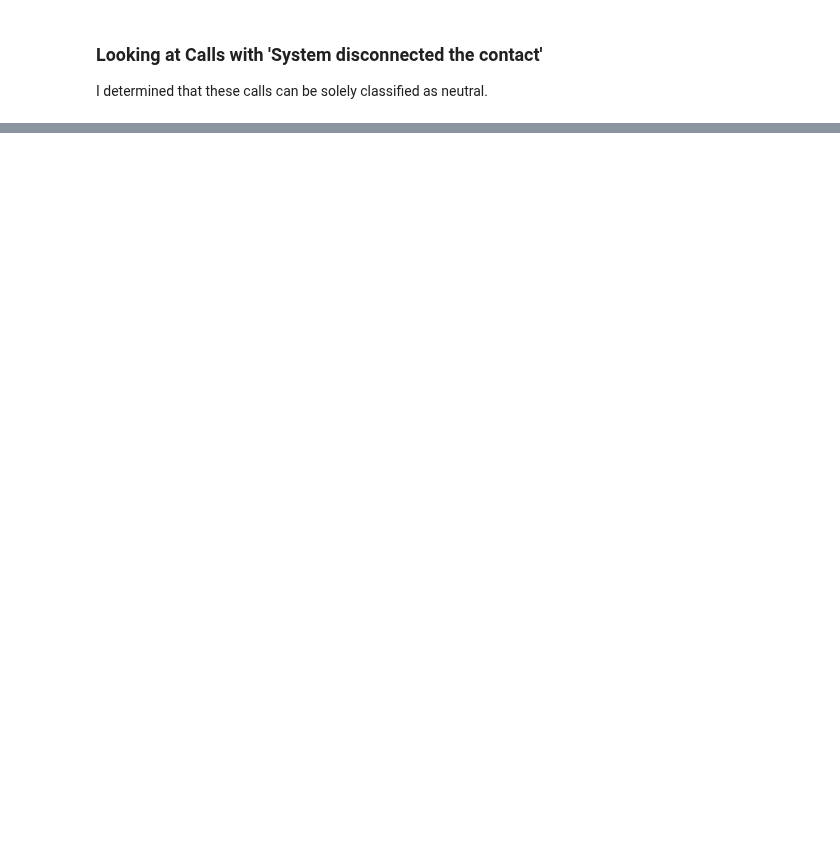
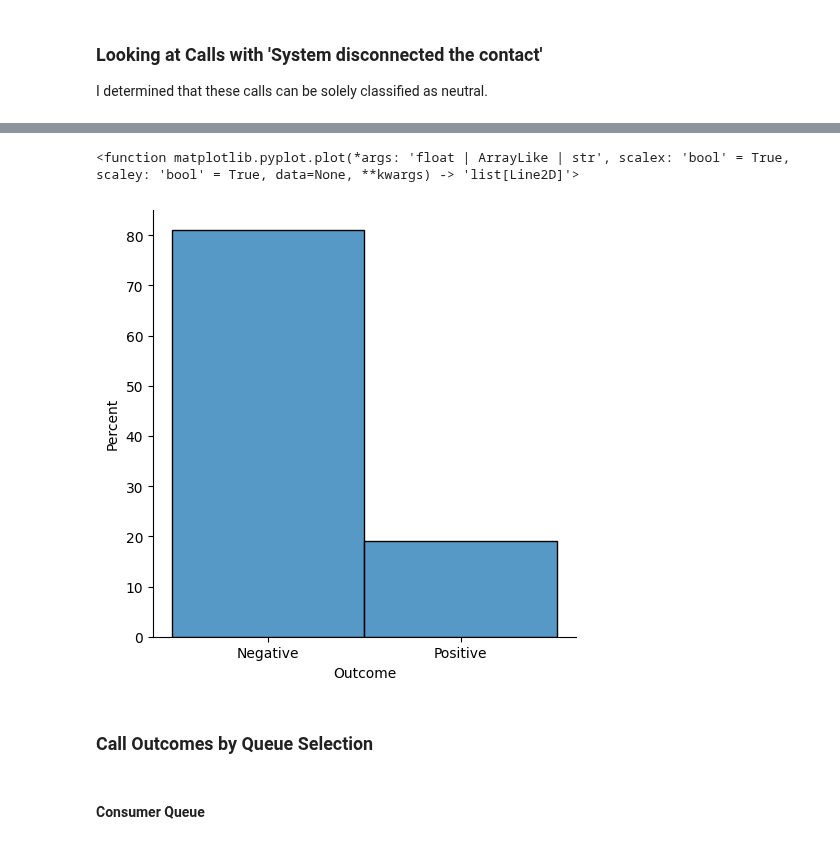
Before and after one commit to arvindkrishna87/STAT390_LegalAid_Fall2025, a Jupyter notebook: Code/Call outcome analysis/Outcome_Classification_22Oct_Derwent.ipynb, the cells around one changed output, grey strips where cells are left out. Saved outputs shown, nothing was run; the diff lists cells and outputs as text; code cells hidden in the pictures; blank space fills up the shorter version.

```diff
--- a/Code/Call outcome analysis/Outcome_Classification_22Oct_Derwent.ipynb
+++ b/Code/Call outcome analysis/Outcome_Classification_22Oct_Derwent.ipynb
@@ -386,0 +311,7 @@ filtered_journeys[filtered_journeys['Contact Session ID']== "fdc56f2f-75b9-4642-
+# %%
+
+df_house['is_positive'] = (
+    (df_house['Step Category'] == 'Agent Name') |
+    (df_house['Activity'] == 'Agent Left') |
+    (df_house['Activity'] == 'AGENT_ENDS')
+)
@@ -386,0 +331,11 @@ filtered_journeys[filtered_journeys['Contact Session ID']== "fdc56f2f-75b9-4642-
+# %%
+df_house['is_negative'] = (
+(df_house['Activity'] == 'AGENT_UNAVAILABLE') |
+    (df_house['Activity'] == 'AGENT_BUSY') |
+    (df_house['Activity'] == 'MAX_CALLBACK_RETRY_LIMIT_REACHED') |
+    (df_house['Activity'] == 'NO_ANSWER_FROM_AGENT') |
+    (df_house['Activity'] == 'OUTDIAL_FAILED') |
+    (df_house['Activity'] == 'MEDIA_MANAGER_INTERNAL_ERROR') |
+    (df_house['Activity'] == 'CHANNEL_FAILURE')
+
+)
@@ -386,0 +364,23 @@ filtered_journeys[filtered_journeys['Contact Session ID']== "fdc56f2f-75b9-4642-
+# %%
+# Keep Outcome as a DataFrame
+session_outcome = session_flags[['Outcome']].copy()
+
+# Merge back to original DataFrame
+df_house = df_house.merge(
+    session_outcome,
+    how='left',
+    left_on='Contact Session ID',
+    right_index=True
+)
+
+# Optional: drop temporary flags
+df_house.drop(columns=['is_positive', 'is_neutral', 'is_negative'], inplace = True)
+# %%
+counts = df_house.groupby("Contact Session ID")['Outcome'].nth(1)
+counts = pd.DataFrame(counts)
+# neg = counts[0]/sum(counts)
+# pos = counts[1]/sum(counts)
+# print(counts)
+# print("Negative:", neg)
+# print("Positive:", pos)
+counts
@@ -386,0 +402,8 @@ filtered_journeys[filtered_journeys['Contact Session ID']== "fdc56f2f-75b9-4642-
+# %%
+sns.displot(counts, x="Outcome", stat = "percent")
+plt.plot
+# %% [output]
+<function matplotlib.pyplot.plot(*args: 'float | ArrayLike | str', scalex: 'bool' = True, scaley: 'bool' = True, data=None, **kwargs) -> 'list[Line2D]'>
+[figure, added]
+# %% [markdown]
+### Call Outcomes by Queue Selection
@@ -386,0 +414,2 @@ filtered_journeys[filtered_journeys['Contact Session ID']== "fdc56f2f-75b9-4642-
+# %% [markdown]
+#### Consumer Queue
```
Also changed, not shown: parts of 41 cells of this notebook.
